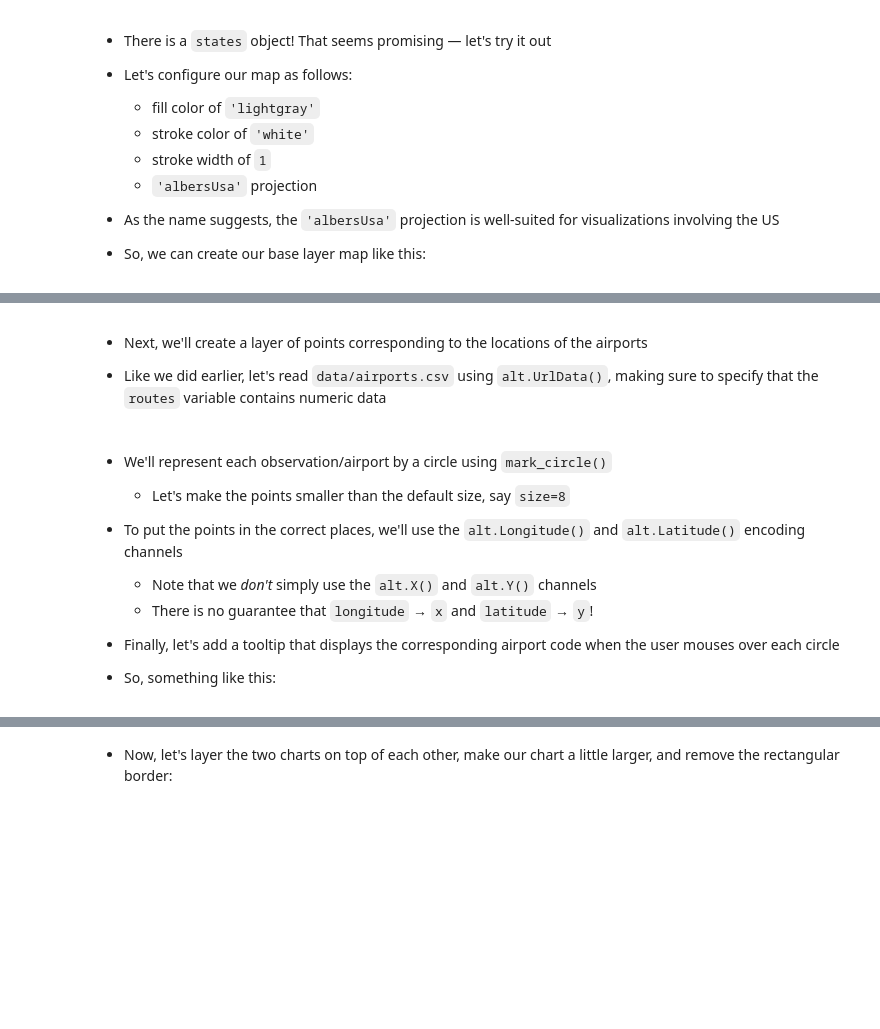
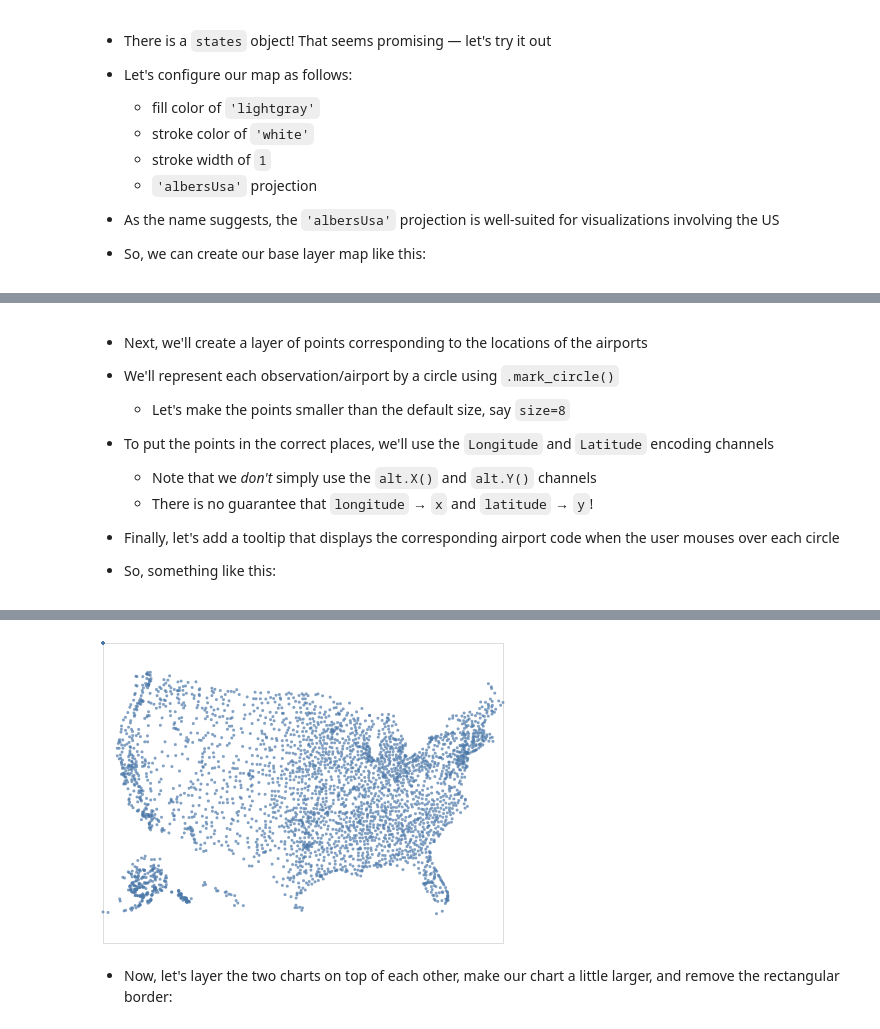
Before and after one commit to usna-dwv/lesson-cartographic-viz, a Jupyter notebook: Lesson 11 Cartographic Visualization.ipynb, the cells around one changed output, grey strips where cells are left out. Drawn from its saved outputs; the diff is of its cells as text; code cells hidden in the pictures; blank space fills up the shorter version.

Commit message:
Removed section on alternate data sources, minor edits throughout

```diff
--- a/Lesson 11 Cartographic Visualization.ipynb
+++ b/Lesson 11 Cartographic Visualization.ipynb
@@ -348,0 +243,3 @@ alt.Chart(
+# %%
+airports_df = pd.read_csv('data/airports.csv')
+airports_df.head()
@@ -400,5 +312,0 @@ base
-# %% [markdown]
-- Next, we'll create a layer of points corresponding to the locations of the airports
-
-
-- Like we did earlier, let's read `data/airports.csv` using `alt.UrlData()`, making sure to specify that the `routes` variable contains numeric data
@@ -410,9 +313,12 @@ airports_data = alt.UrlData(
 # %% [markdown]
-- We'll represent each observation/airport by a circle using `mark_circle()`
+- Next, we'll create a layer of points corresponding to the locations of the airports
+
+
+- We'll represent each observation/airport by a circle using `.mark_circle()`
     - Let's make the points smaller than the default size, say `size=8`
 
 
-- To put the points in the correct places, we'll use the `alt.Longitude()` and `alt.Latitude()` encoding channels
+- To put the points in the correct places, we'll use the `Longitude` and `Latitude` encoding channels
     - Note that we *don't* simply use the `alt.X()` and `alt.Y()` channels
     - There is no guarantee that `longitude` → `x` and `latitude` → `y`!
 
@@ -423,7 +329,7 @@ airports_data = alt.UrlData(
 - So, something like this:
 # %%
 # Solution
-points = alt.Chart(airports_data).mark_circle(
+points = alt.Chart(airports_df).mark_circle(
     size=8
 ).encode(
     alt.Latitude('latitude:Q'),
@@ -439,3 +344,4 @@ points
+[figure, added]
 # %% [markdown]
 - Now, let's layer the two charts on top of each other, make our chart a little larger, and remove the rectangular border:
 # %%
```
Also changed, not shown: parts of 62 cells of this notebook, 1 other file.
